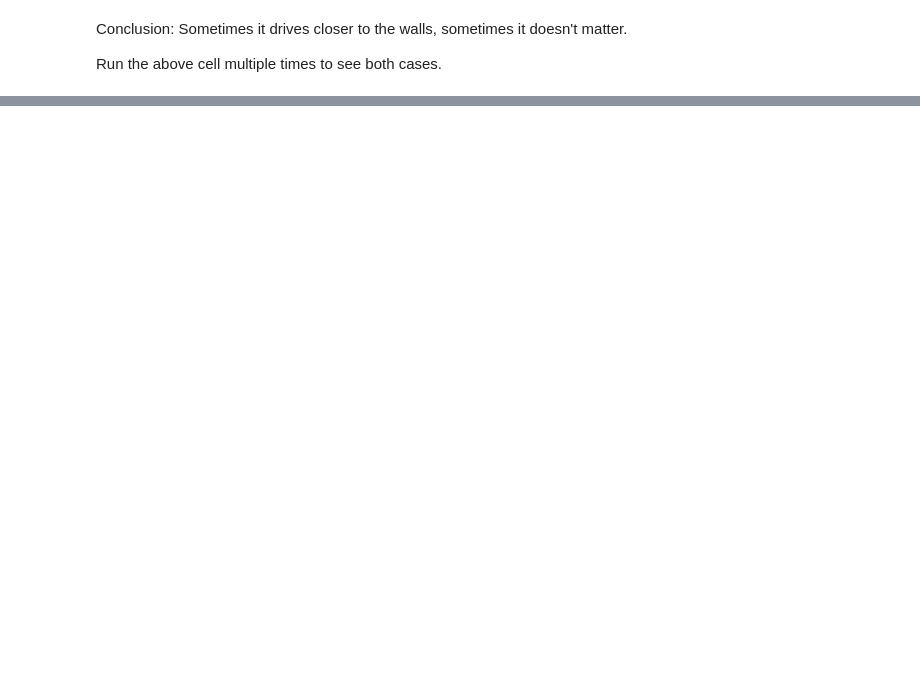
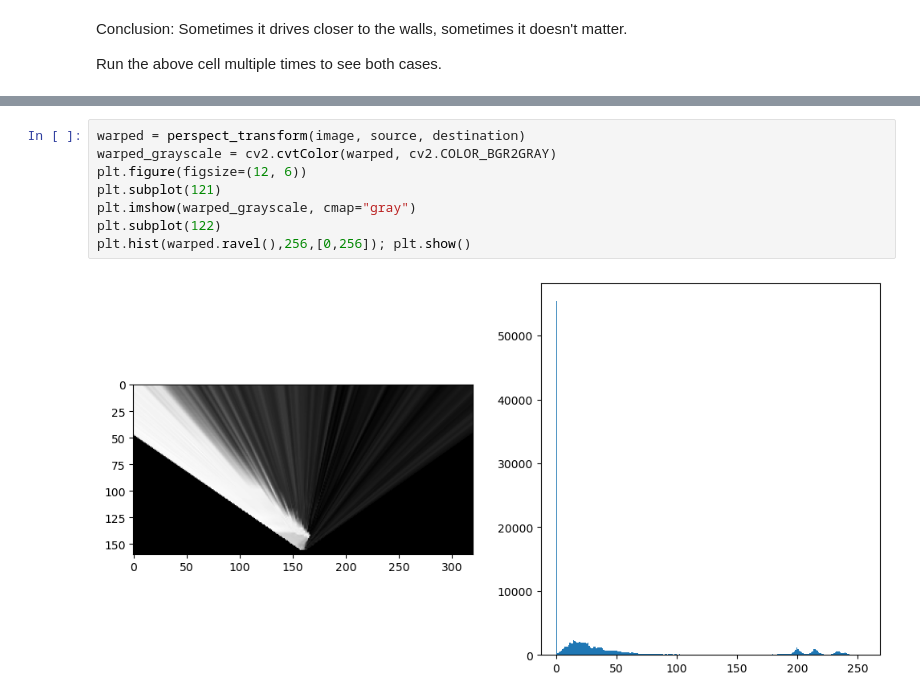
Before and after one commit to marwan0x/marsRover, a Jupyter notebook: code/Lab 3 - Vision Project Walkthrough.ipynb, the cells around one changed output, grey strips where cells are left out. Drawn from its saved outputs; the diff is of its cells as text; blank space fills up the shorter version.

```diff
--- a/code/Lab 3 - Vision Project Walkthrough.ipynb
+++ b/code/Lab 3 - Vision Project Walkthrough.ipynb
@@ -272,0 +298,10 @@ Run the above cell multiple times to see both cases.
+# %%
+warped = perspect_transform(image, source, destination)
+warped_grayscale = cv2.cvtColor(warped, cv2.COLOR_BGR2GRAY)
+plt.figure(figsize=(12, 6))
+plt.subplot(121)
+plt.imshow(warped_grayscale, cmap="gray")
+plt.subplot(122)
+plt.hist(warped.ravel(),256,[0,256]); plt.show()
+# %% [output]
+[figure, added]
```
Also changed, not shown: parts of 11 cells of this notebook, 3 other files.
